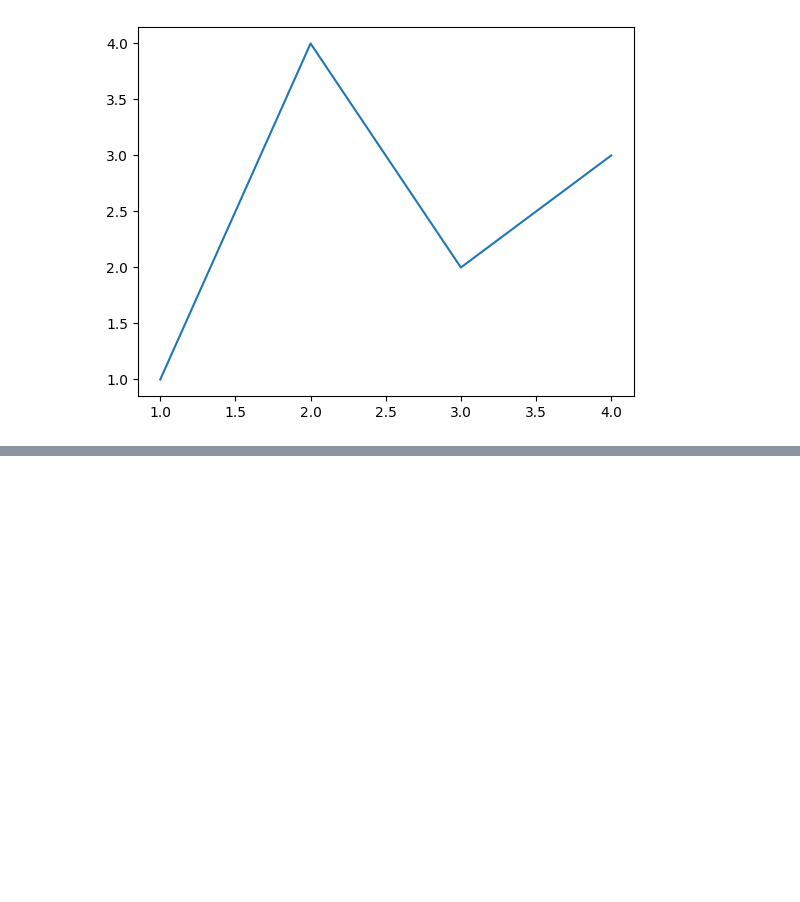
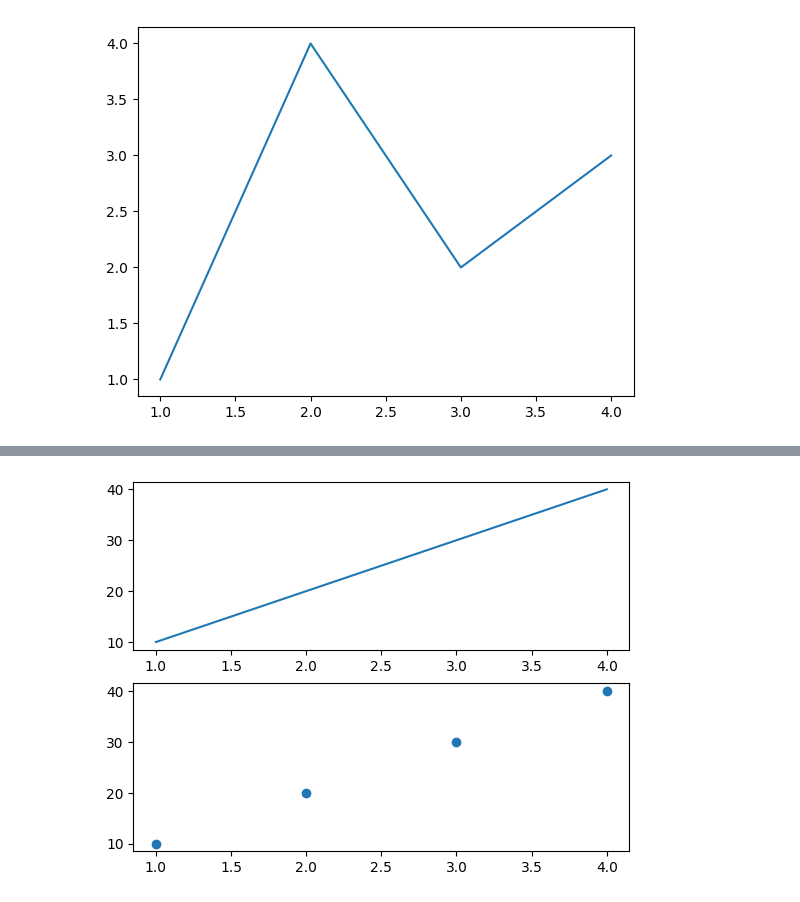
Before and after one commit to JanhviSharma1/Practice-Scikit-, a Jupyter notebook: D2.ipynb, the cells around one changed output, grey strips where cells are left out. Saved outputs shown, nothing was run; the diff lists cells and outputs as text; code cells hidden in the pictures; blank space fills up the shorter version.

```diff
--- a/D2.ipynb
+++ b/D2.ipynb
@@ -21,0 +61,9 @@ plt.show()                           # Show the figure.
+# %%
+x=[1, 2, 3, 4]
+y=[10, 20, 30, 40]
+fig, ax = plt.subplots(2)  # Create two subplots
+ax[0].plot(x, y)   # line chart
+ax[1].scatter(x, y)  # scatter chart
+plt.show()
+# %% [output]
+[figure, added]
```
Also changed, not shown: parts of 3 cells of this notebook.
